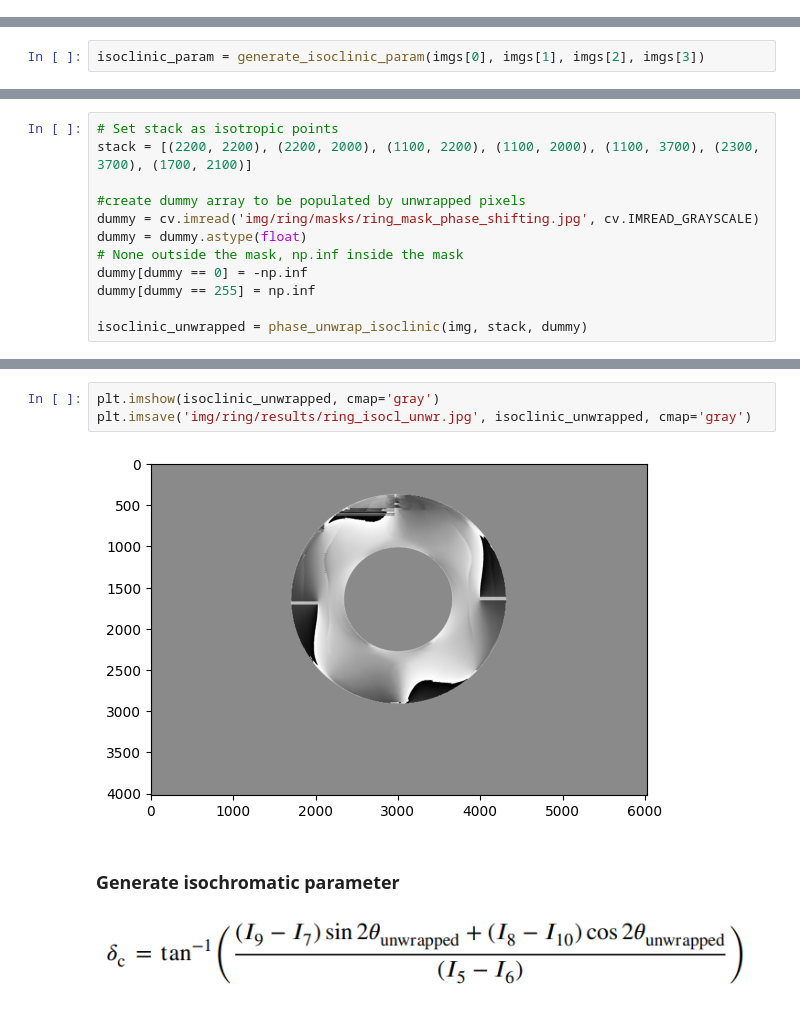
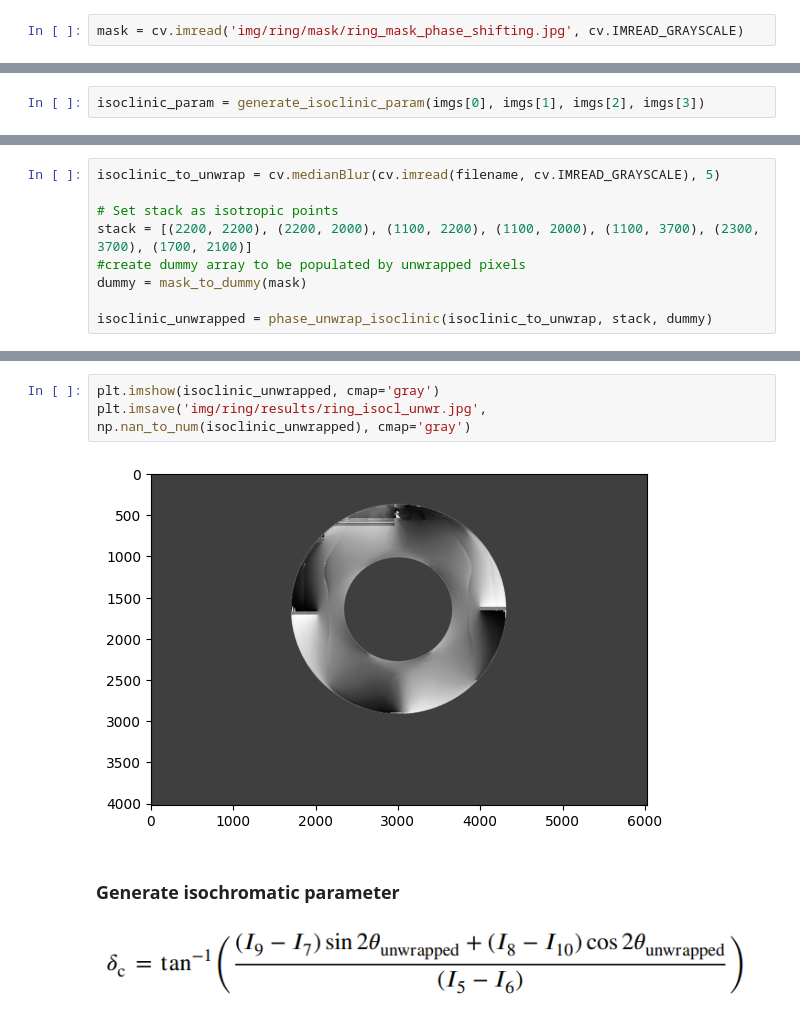
Before and after one commit to fs-bullard/photoelasticity, a Jupyter notebook: ten-step-phase_unwrap_ring.ipynb, the cells around one changed output, grey strips where cells are left out. Cells and saved outputs as stored; diff of their text form.

Commit message:
finishing touches to unwrapping

```diff
--- a/ten-step-phase_unwrap_ring.ipynb
+++ b/ten-step-phase_unwrap_ring.ipynb
@@ -66,6 +69,8 @@ Alpha: 90.0, Beta: 0.0
 Alpha: 90.0, Beta: 45.0
 Alpha: 90.0, Beta: 0.0
 Alpha: 90.0, Beta: 90.0
+# %%
+mask = cv.imread('img/ring/mask/ring_mask_phase_shifting.jpg', cv.IMREAD_GRAYSCALE)
 # %% [markdown]
 ### Calculate the isoclinic parameter
 ![image.png](attachment:image.png)
@@ -96,13 +97,10 @@ img = cv.medianBlur(cv.imread(filename, cv.IMREAD_GRAYSCALE), 5)
 # %%
+isoclinic_to_unwrap = cv.medianBlur(cv.imread(filename, cv.IMREAD_GRAYSCALE), 5)
+
 # Set stack as isotropic points
 stack = [(2200, 2200), (2200, 2000), (1100, 2200), (1100, 2000), (1100, 3700), (2300, 3700), (1700, 2100)]
+#create dummy array to be populated by unwrapped pixels
+dummy = mask_to_dummy(mask)
 
-#create dummy array to be populated by unwrapped pixels
-dummy = cv.imread('img/ring/masks/ring_mask_phase_shifting.jpg', cv.IMREAD_GRAYSCALE)
-dummy = dummy.astype(float)
-# None outside the mask, np.inf inside the mask
-dummy[dummy == 0] = -np.inf
-dummy[dummy == 255] = np.inf
-
-isoclinic_unwrapped = phase_unwrap_isoclinic(img, stack, dummy)
+isoclinic_unwrapped = phase_unwrap_isoclinic(isoclinic_to_unwrap, stack, dummy)
 # %% [output]
@@ -111,8 +115,8 @@ TypeError: Image data of dtype object cannot be converted to float
 # %%
 plt.imshow(isoclinic_unwrapped, cmap='gray')
-plt.imsave('img/ring/results/ring_isocl_unwr.jpg', isoclinic_unwrapped, cmap='gray')
+plt.imsave('img/ring/results/ring_isocl_unwr.jpg', np.nan_to_num(isoclinic_unwrapped), cmap='gray')
 # %% [output]
-[figure, old version]
+[figure, new version]
 # %% [markdown]
 ### Generate isochromatic parameter
 ![image.png](attachment:image.png)
```
Also changed, not shown: parts of 15 cells of this notebook, 25 other files.
